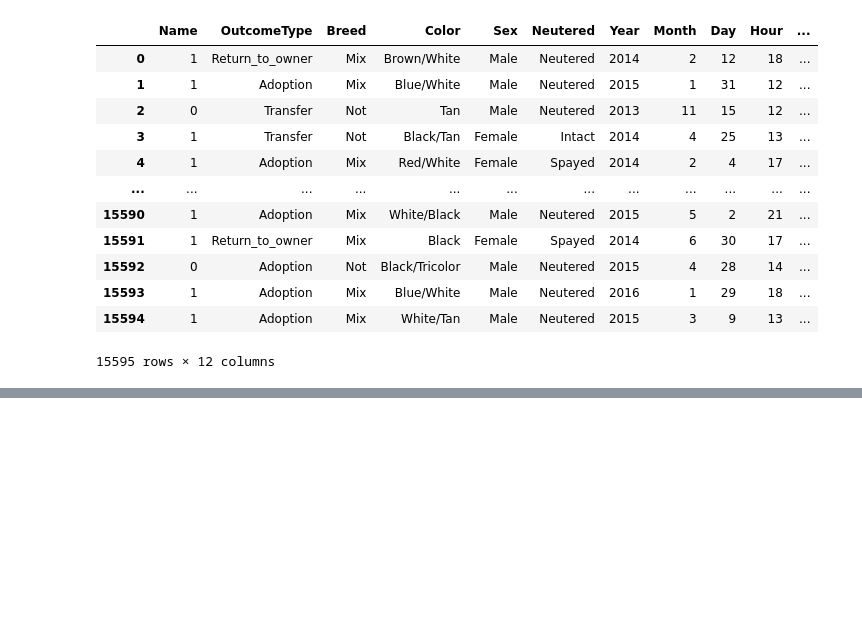
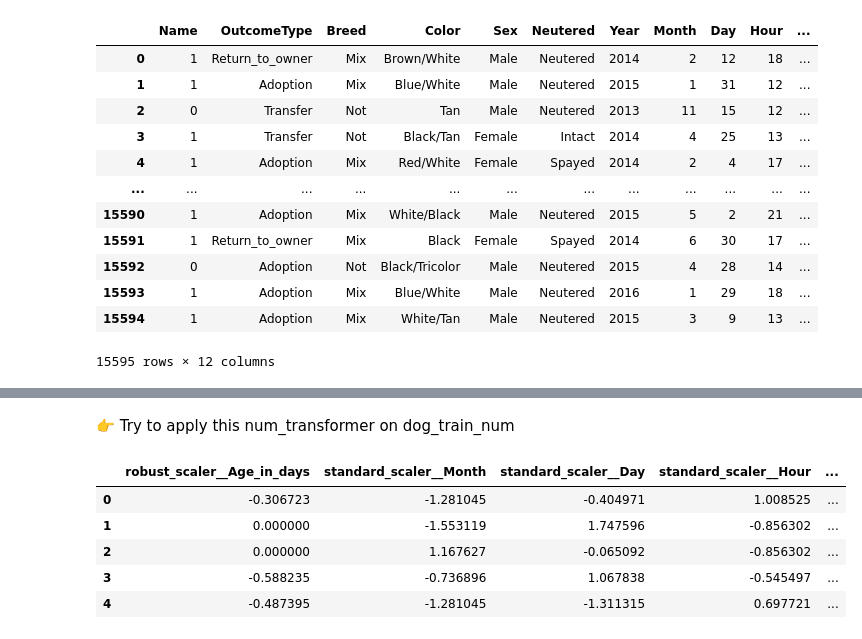
Before and after one commit to Clement733/animal_shelter_predi, a Jupyter notebook: animal_prediction.ipynb, the cells around one changed output, grey strips where cells are left out. Cells and saved outputs as stored; diff of their text form; code cells hidden in the pictures; blank space fills up the shorter version.

```diff
--- a/animal_prediction.ipynb
+++ b/animal_prediction.ipynb
@@ -436,0 +474,3 @@ dog_train
+# %%
+dog_train_num = dog_train.select_dtypes(exclude='object')
+cat_train_num = cat_train.select_dtypes(exclude='object')
@@ -436,0 +534,4 @@ dog_train
+# %%
+features_robust = ['Age_in_days']
+features_standard = ['Month', 'Day', 'Hour', 'Minute']
+features_minmax = ['Name', 'Year']
@@ -436,0 +542,9 @@ dog_train
+# %%
+scalers = ColumnTransformer(
+                                [
+                                    ("robust_scaler", RobustScaler(), features_robust),
+                                    ("standard_scaler", StandardScaler(), features_standard),
+                                    ("minmax_scaler", MinMaxScaler(), features_minmax)
+                                ]).set_output(transform="pandas")
+
+scalers
@@ -436,0 +560,7 @@ dog_train
+# %%
+num_transformer = make_pipeline(
+                    SimpleImputer(strategy = "median").set_output(transform="pandas"),
+                    scalers.set_output(transform="pandas")
+                ).set_output(transform="pandas")
+
+num_transformer
@@ -436,0 +580,12 @@ dog_train
+# %% [markdown]
+👉 Try to apply this num_transformer on dog_train_num
+# %%
+dog_train_num_scaled = num_transformer.fit_transform(dog_train_num)
+dog_train_num_scaled.head()
+# %% [output]
+|  | robust_scaler__Age_in_days | standard_scaler__Month | standard_scaler__Day | standard_scaler__Hour | ... |
+| 0 | -0.306723 | -1.281045 | -0.404971 | 1.008525 | ... |
+| 1 | 0.000000 | -1.553119 | 1.747596 | -0.856302 | ... |
+| 2 | 0.000000 | 1.167627 | -0.065092 | -0.856302 | ... |
+| 3 | -0.588235 | -0.736896 | 1.067838 | -0.545497 | ... |
+| 4 | -0.487395 | -1.281045 | -1.311315 | 0.697721 | ... |
```
Also changed, not shown: parts of 17 cells of this notebook.
